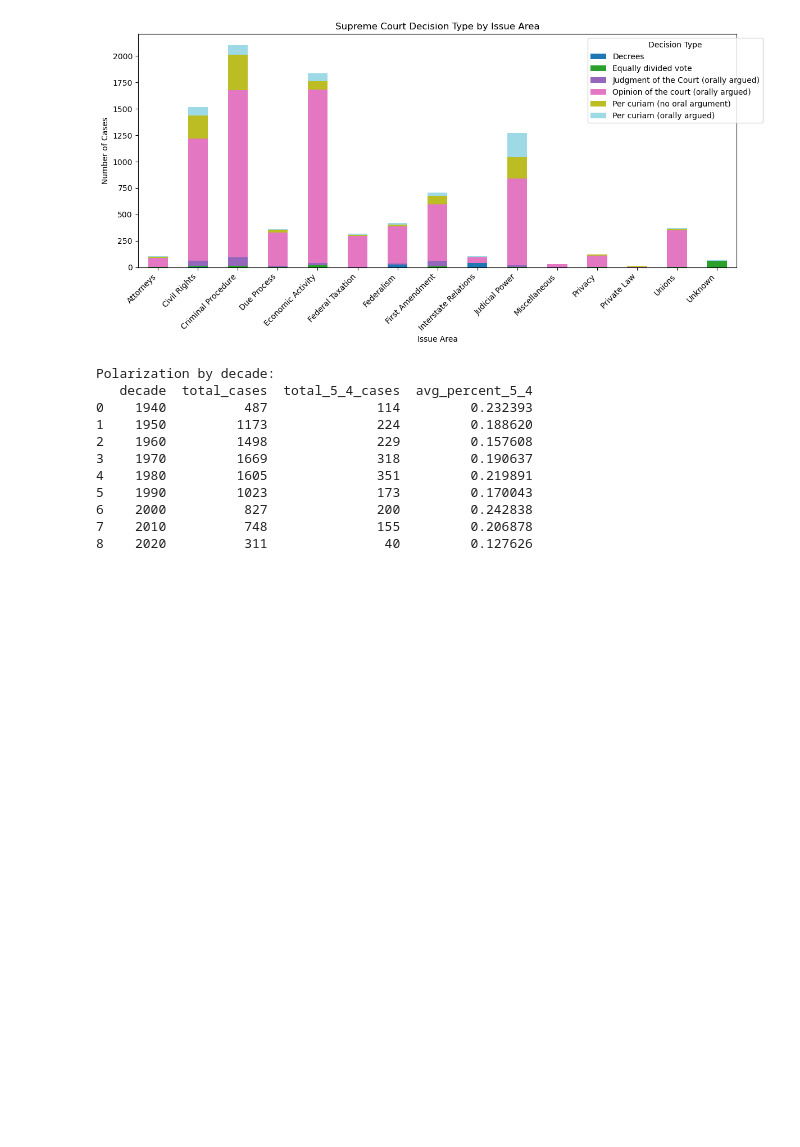
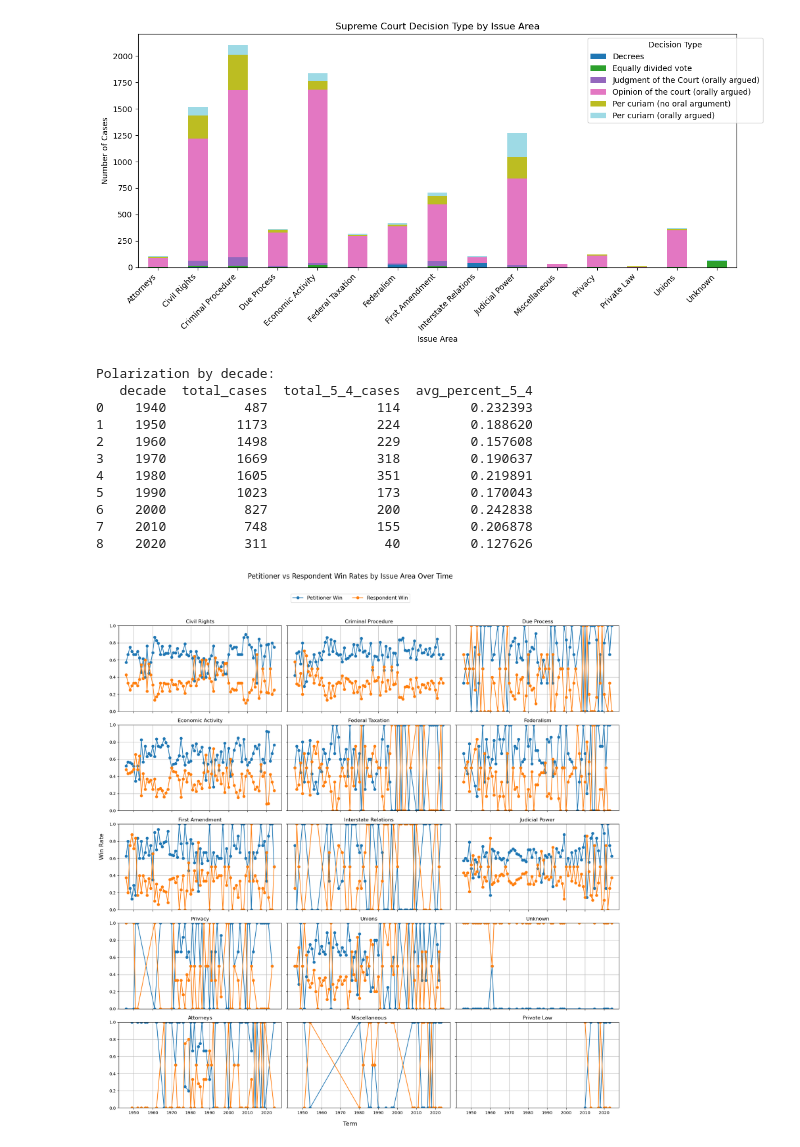
Before and after one commit to zs-zhuang/Supreme-Court-Case-Analytics, a Jupyter notebook: notebooks/case_decision_trend.ipynb, the cells around one changed output. Saved outputs shown, nothing was run; the diff lists cells and outputs as text; code cells hidden in the pictures; blank space fills up the shorter version.

Commit message:
new analysis: add win party by area over time plot (2026-02-18 15:34:01)

```diff
--- a/notebooks/case_decision_trend.ipynb
+++ b/notebooks/case_decision_trend.ipynb
@@ -660,3 +661,86 @@ plt.savefig(
 )
 
 plt.close()
+# %%
+# check trends in petition vs. respondent wins by issue area over time
+# columns of interests are partyWinning, issueArea, term
+
+df = c_citations.copy()
+df['issueAreaText'] = df['issueArea'].map(ISSUE_AREA_MAP).fillna("Unknown")
+
+# Keep only required columns
+df = df[['term', 'issueAreaText', 'partyWinning']]
+
+# Drop missing values
+df = df[['term', 'issueAreaText', 'partyWinning']].dropna()
+
+# Filter out unclear outcomes (partyWinning == 2)
+df = df[df['partyWinning'].isin([0, 1])]
+
+# Create win columns
+df['petitioner_win'] = (df['partyWinning'] == 1).astype(int)
+df['respondent_win'] = (df['partyWinning'] == 0).astype(int)
+
+# Group by term and issue area
+grouped = df.groupby(['term', 'issueAreaText']).agg(
+    total_cases=('partyWinning', 'count'),
+    petitioner_wins=('petitioner_win', 'sum'),
+    respondent_wins=('respondent_win', 'sum')
+).reset_index()
+
+# Calculate win rates
+grouped['petitioner_win_rate'] = grouped['petitioner_wins'] / grouped['total_cases']
+grouped['respondent_win_rate'] = grouped['respondent_wins'] / grouped['total_cases']
+
+# Get unique issue areas
+issue_areas = grouped['issueAreaText'].unique()
+num_areas = len(issue_areas)
+
+# Dynamically determine subplot grid
+cols = 3  # number of columns
+rows = math.ceil(num_areas / cols)
+
+# Create figure with dynamic subplots
+fig, axes = plt.subplots(rows, cols, figsize=(cols*6, rows*4), sharex=True, sharey=True)
+axes = axes.flatten()
+
+# Plot each issue area in its own panel
+for i, issue in enumerate(issue_areas):
+    ax = axes[i]
+    subset = grouped[grouped['issueAreaText'] == issue]
+
+    ax.plot(subset['term'], subset['petitioner_win_rate'], marker='o', label='Petitioner Win')
+    ax.plot(subset['term'], subset['respondent_win_rate'], marker='o', label='Respondent Win')
+
+    ax.set_title(issue)
+    ax.set_ylim(0, 1)
+    ax.grid(True)
+
+# Remove unused axes if any
+for j in range(i+1, len(axes)):
+    fig.delaxes(axes[j])
+
+# Set overall figure title
+fig.suptitle("Petitioner vs Respondent Win Rates by Issue Area Over Time", fontsize=16, y=0.95)
+
+# Add a legend **just below the title**
+fig.legend(
+    ['Petitioner Win', 'Respondent Win'],
+    loc='upper center',
+    bbox_to_anchor=(0.5, 0.92),  # adjust y position slightly below the title
+    ncol=2,
+    fontsize=12
+)
+
+# Set axis labels
+fig.text(0.5, 0.04, 'Term', ha='center', fontsize=14)
+fig.text(0.04, 0.5, 'Win Rate', va='center', rotation='vertical', fontsize=14)
+
+# Adjust layout to prevent overlap
+plt.tight_layout(rect=[0.05, 0.05, 1, 0.9])  # leave top space for title + legend
+
+# Save figure as JPEG
+plt.savefig("../results/party_win_by_area_trends_over_time.jpg", dpi=300)
+plt.show()
+# %% [output]
+[figure, added]
```
Also changed, not shown: parts of 1 cell of this notebook, 2 other files.
